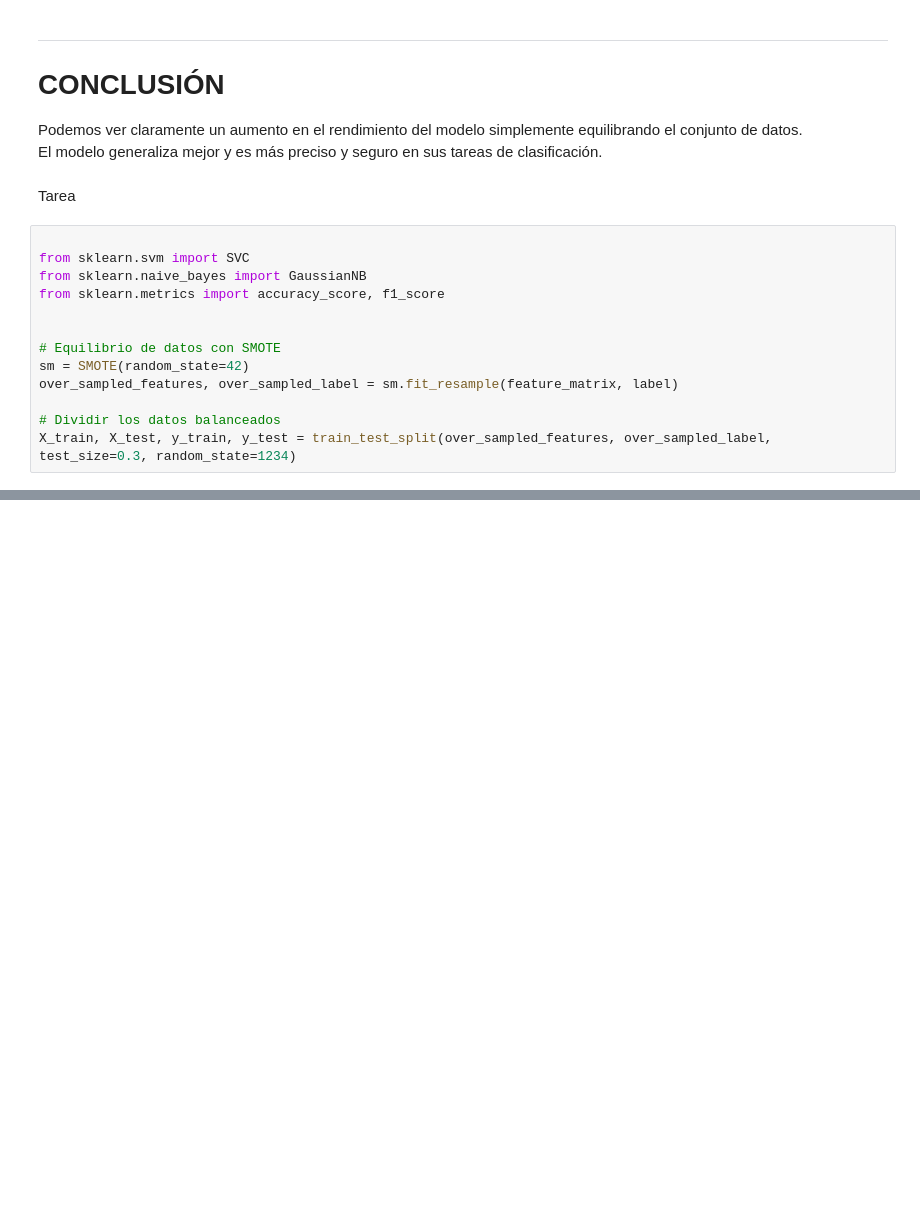
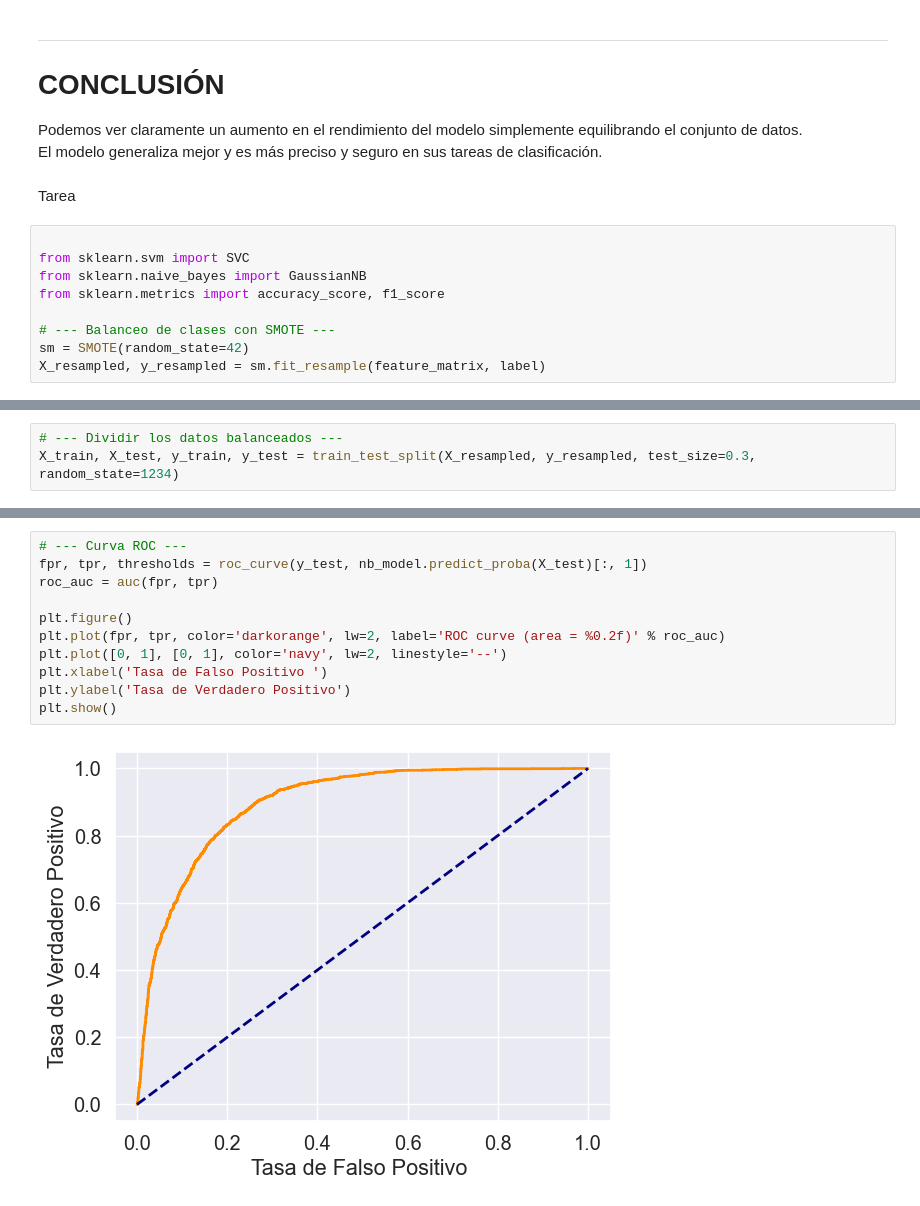
Before and after one commit to Ekronec/Machine-Learning, a Jupyter notebook: Experiencia 2/2.4 Metricas de clasificación/2.4.4_BALANCE_y_ROC.ipynb, the cells around one changed output, grey strips where cells are left out. Cells and saved outputs as stored; diff of their text form; blank space fills up the shorter version.

Commit message:
Update 2.4.4_BALANCE_y_ROC.ipynb
Tarea 2.4.4

```diff
--- a/Experiencia 2/2.4 Metricas de clasificación/2.4.4_BALANCE_y_ROC.ipynb
+++ b/Experiencia 2/2.4 Metricas de clasificación/2.4.4_BALANCE_y_ROC.ipynb
@@ -626,10 +626,6 @@ from sklearn.svm import SVC
 from sklearn.naive_bayes import GaussianNB
 from sklearn.metrics import accuracy_score, f1_score
 
-
-# Equilibrio de datos con SMOTE
+# --- Balanceo de clases con SMOTE ---
 sm = SMOTE(random_state=42)
-over_sampled_features, over_sampled_label = sm.fit_resample(feature_matrix, label)
-
-# Dividir los datos balanceados
-X_train, X_test, y_train, y_test = train_test_split(over_sampled_features, over_sampled_label, test_size=0.3, random_state=1234)
+X_resampled, y_resampled = sm.fit_resample(feature_matrix, label)
@@ -683,0 +632,3 @@ Se aprecia que Naive Bayes tiene mayor precision.
+# %%
+# --- Dividir los datos balanceados ---
+X_train, X_test, y_train, y_test = train_test_split(X_resampled, y_resampled, test_size=0.3, random_state=1234)
@@ -683,0 +675,13 @@ Se aprecia que Naive Bayes tiene mayor precision.
+# %%
+# --- Curva ROC ---
+fpr, tpr, thresholds = roc_curve(y_test, nb_model.predict_proba(X_test)[:, 1])
+roc_auc = auc(fpr, tpr)
+
+plt.figure()
+plt.plot(fpr, tpr, color='darkorange', lw=2, label='ROC curve (area = %0.2f)' % roc_auc)
+plt.plot([0, 1], [0, 1], color='navy', lw=2, linestyle='--')
+plt.xlabel('Tasa de Falso Positivo ')
+plt.ylabel('Tasa de Verdadero Positivo')
+plt.show()
+# %% [output]
+[figure, added]
```
Also changed, not shown: parts of 13 cells of this notebook.
